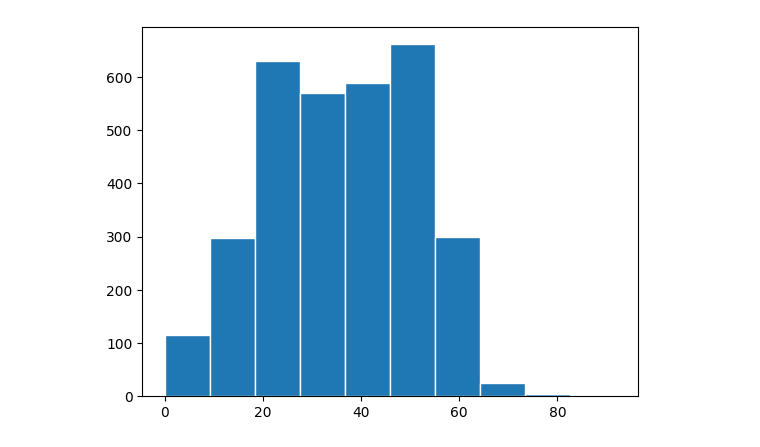
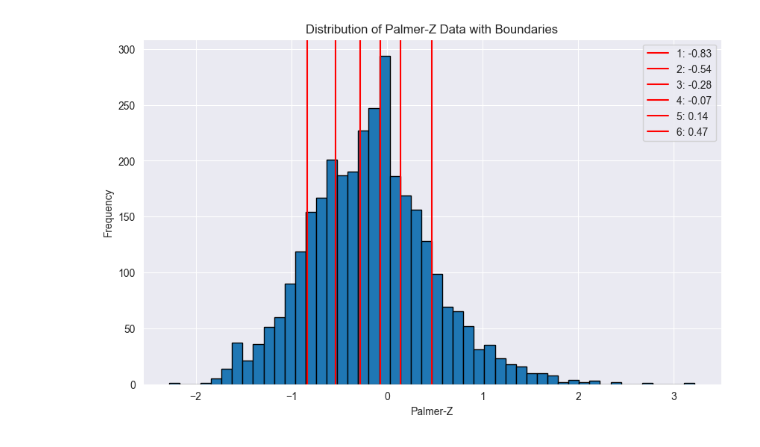
Before and after one commit to hemanthy1/Anthropocene-Institute-Capstone, a Jupyter notebook: backend/Feature-processing.ipynb, the cells around one changed output. Drawn from its saved outputs; the diff is of its cells as text; code cells hidden in the pictures.

```diff
--- a/backend/Feature-processing.ipynb
+++ b/backend/Feature-processing.ipynb
@@ -43,0 +63,18 @@ plt.show()
+# %%
+preci_sorted = reforestation['Precipitation'].sort_values().reset_index(drop=True)
+quantiles = []
+for i in range(1, 6):
+    q = preci_sorted.quantile(i/7)
+    quantiles.append(q)
+
+plt.figure(figsize=(10, 6))
+plt.hist(preci_sorted, bins=50,edgecolor='black')
+
+for i, q in enumerate(quantiles):
+    plt.axvline(x=q, color='red', label=f'{i+1}: {q:.2f}')
+
+plt.xlabel("Precipitation")
+plt.ylabel("Frequency")
+plt.title("Distribution of Precipitation Data with Boundaries")
+plt.legend()
+plt.show()
@@ -44,10 +83,20 @@ plt.show()
 # %%
-# plt.hist(reforestation['Precipitation'], bins=10, edgecolor='white')
-min_val = reforestation['Precipitation'].min()
-max_val = reforestation['Precipitation'].max()
-bins = np.linspace(min_val, max_val, 11)
+palm_sorted = reforestation['Palmer-Z'].sort_values().reset_index(drop=True)
+quantiles = []
+for i in range(1, 7):
+    q = palm_sorted.quantile(i/7)
+    quantiles.append(q)
 
-plt.hist(reforestation['Precipitation'], bins=bins, edgecolor='white')
+plt.figure(figsize=(10, 6))
+plt.hist(palm_sorted, bins=50,edgecolor='black')
+for i, q in enumerate(quantiles):
+    plt.axvline(x=q, color='red', label=f'{i+1}: {q:.2f}')
+
+
+plt.xlabel("Palmer-Z")
+plt.ylabel("Frequency")
+plt.title("Distribution of Palmer-Z Data with Boundaries")
+plt.legend()
 plt.show()
 # %% [output]
-[figure, old version]
+[figure, new version]
```
Also changed, not shown: parts of 11 cells of this notebook, 1 other file.
